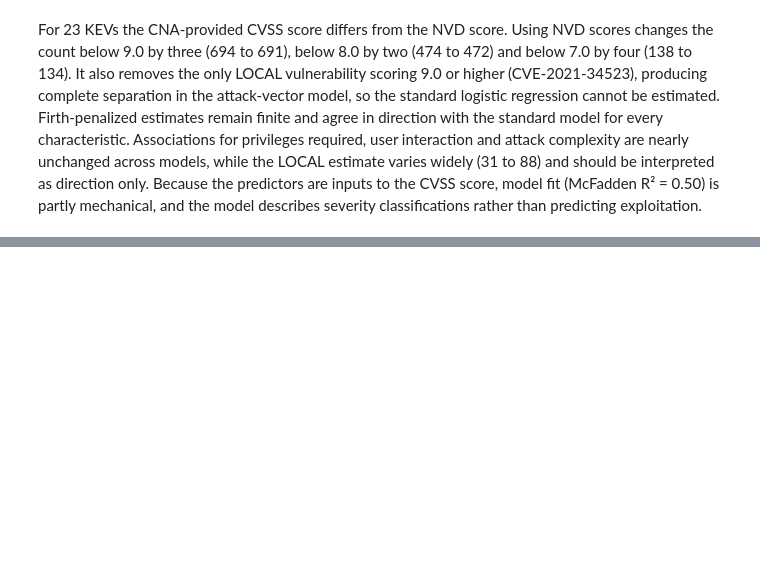
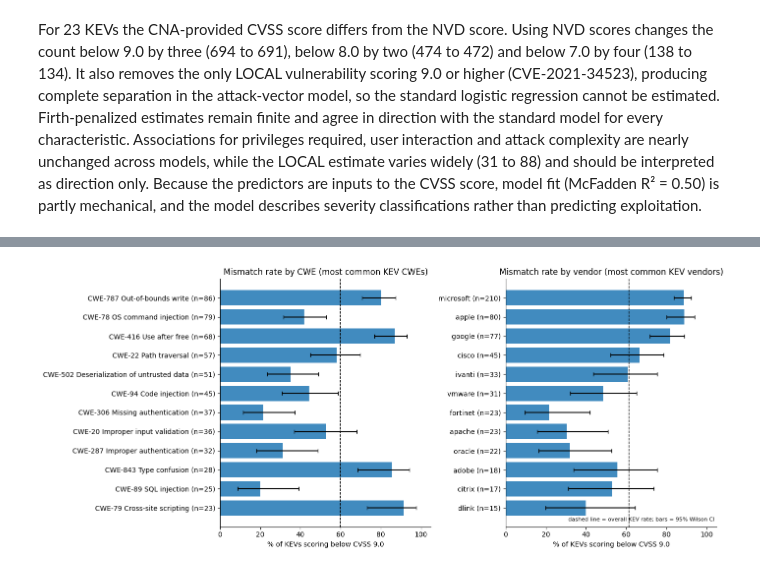
Before and after one commit to aaliyahmjh/data698-capstone, a Jupyter notebook: notebooks/core_eda.ipynb, the cells around one changed output, grey strips where cells are left out. Cells and saved outputs as stored; diff of their text form; code cells hidden in the pictures; blank space fills up the shorter version.

```diff
--- a/notebooks/core_eda.ipynb
+++ b/notebooks/core_eda.ipynb
@@ -4741,0 +5136,6 @@ For 23 KEVs the CNA-provided CVSS score differs from the NVD score. Using NVD sc
+# %%
+vendor_tbl = category_table(k, "vendor_list", THRESHOLD, MIN_KEV_VENDOR)
+print(f"Vendors with at least {MIN_KEV_VENDOR} KEVs: {len(vendor_tbl)}")
+display(vendor_tbl[["category", "n_kev", "pct_of_kevs", "n_below", "mismatch_rate_pct",
+                    "ci_low_pct", "ci_high_pct", "baseline_rate_pct", "fisher_p", "q_value_BH"]].round(4))
+vendor_tbl.to_csv(RESULTS_DIR / "kev_mismatch_by_vendor.csv", index=False)
@@ -4741,0 +5159,14 @@ For 23 KEVs the CNA-provided CVSS score differs from the NVD score. Using NVD sc
+# %%
+sens = []
+for thr in [7.0, 8.0]:
+    for field, col, mn in [("CWE", "cwe_list", MIN_KEV_CWE), ("Vendor", "vendor_list", MIN_KEV_VENDOR)]:
+        t = category_table(k, col, thr, mn); t.insert(0, "field", field); sens.append(t)
+sens = pd.concat(sens, ignore_index=True)
+sens.to_csv(RESULTS_DIR / "kev_mismatch_cwe_vendor_sensitivity_7_8.csv", index=False)
+
+print("Categories with BH q < 0.10 at the 9.0 threshold:")
+display(pd.concat([cwe_tbl.assign(field="CWE"), vendor_tbl.assign(field="Vendor")])
+          .query("q_value_BH < 0.10")[["field", "category", "n_kev", "mismatch_rate_pct", "baseline_rate_pct", "q_value_BH"]].round(4))
+print("Categories with BH q < 0.10 at the 7.0 / 8.0 thresholds:")
+display(sens.query("q_value_BH < 0.10")[["field", "threshold", "category", "n_kev", "mismatch_rate_pct",
+                                         "baseline_rate_pct", "q_value_BH"]].round(4))
@@ -4741,0 +5210,23 @@ For 23 KEVs the CNA-provided CVSS score differs from the NVD score. Using NVD sc
+# %%
+def rate_panel(ax, t, label_col, title, top=12):
+    d = t.nlargest(top, "n_kev").sort_values("n_kev")
+    y = np.arange(len(d))
+    err = [d["mismatch_rate_pct"] - d["ci_low_pct"], d["ci_high_pct"] - d["mismatch_rate_pct"]]
+    ax.barh(y, d["mismatch_rate_pct"], xerr=err, capsize=3, color="#1f77b4", alpha=0.85)
+    ax.axvline(d["baseline_rate_pct"].iloc[0], color="black", ls="--", lw=1)
+    ax.set_yticks(y); ax.set_yticklabels([f"{c} (n={n})" for c, n in zip(d[label_col], d["n_kev"])])
+    ax.set_xlim(0, 105); ax.set_xlabel(f"% of KEVs scoring below CVSS {THRESHOLD}")
+    ax.set_title(title)
+    ax.spines["top"].set_visible(False); ax.spines["right"].set_visible(False)
+
+cwe_plot = cwe_tbl.assign(label=np.where(cwe_tbl["cwe_name"] != "", cwe_tbl["category"] + " " + cwe_tbl["cwe_name"], cwe_tbl["category"]))
+fig, axes = plt.subplots(1, 2, figsize=(14, 6))
+rate_panel(axes[0], cwe_plot, "label", "Mismatch rate by CWE (most common KEV CWEs)")
+rate_panel(axes[1], vendor_tbl, "category", "Mismatch rate by vendor (most common KEV vendors)")
+axes[1].text(0.99, 0.02, "dashed line = overall KEV rate; bars = 95% Wilson CI", transform=axes[1].transAxes,
+             ha="right", va="bottom", fontsize=8)
+plt.tight_layout()
+plt.savefig(FIGURES_DIR / "kev_mismatch_by_cwe_vendor.png", dpi=300, bbox_inches="tight")
+plt.show()
+# %% [output]
+[figure, added]
```
Also changed, not shown: parts of 29 cells of this notebook, 17 other files.
